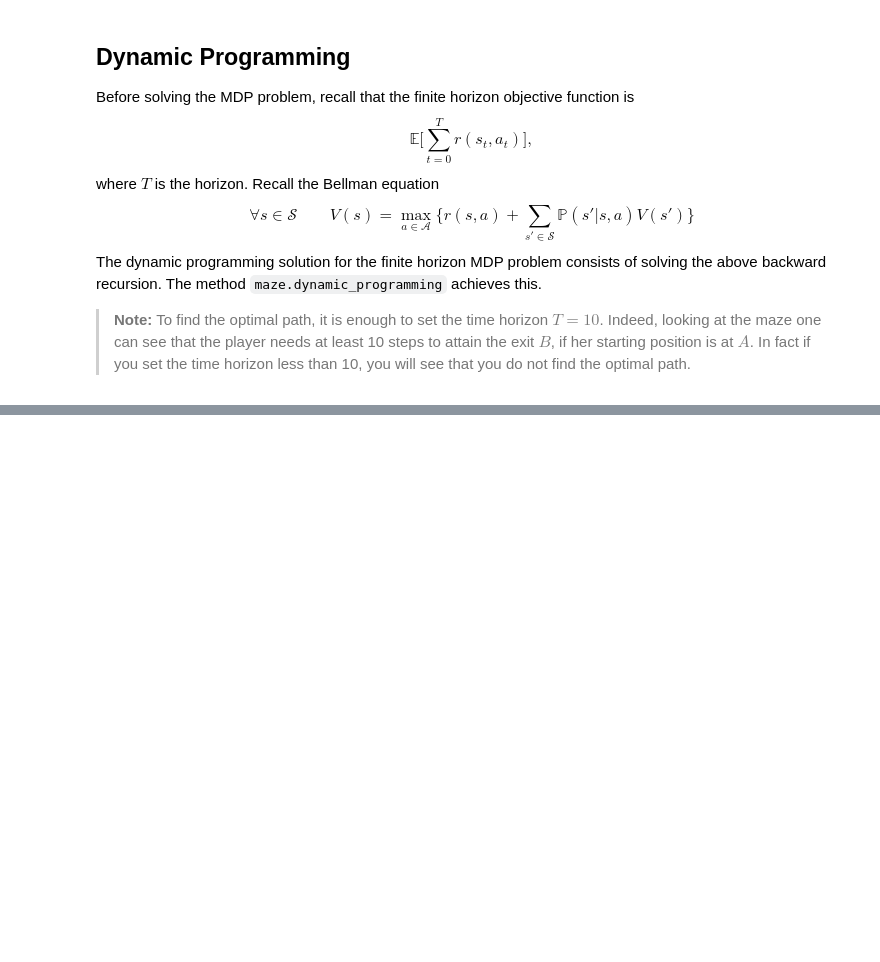
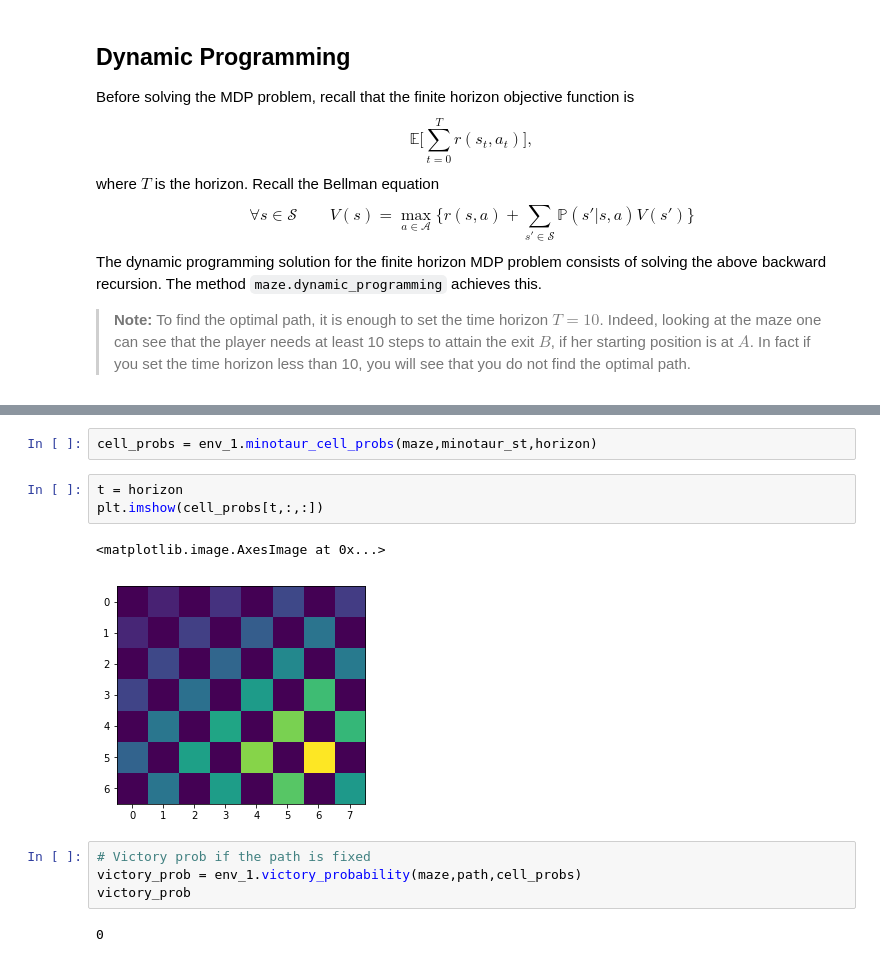
Before and after one commit to alejp1998/rl_lab1, a Jupyter notebook: problem1/problem_1.ipynb, the cells around one changed output, grey strips where cells are left out. Drawn from its saved outputs; the diff is of its cells as text; blank space fills up the shorter version.

```diff
--- a/problem1/problem_1.ipynb
+++ b/problem1/problem_1.ipynb
@@ -124,0 +97,14 @@ path
+# %%
+cell_probs = env_1.minotaur_cell_probs(maze,minotaur_st,horizon)
+# %%
+t = horizon
+plt.imshow(cell_probs[t,:,:])
+# %% [output]
+<matplotlib.image.AxesImage at 0x...>
+[figure, added]
+# %%
+# Victory prob if the path is fixed
+victory_prob = env_1.victory_probability(maze,path,cell_probs)
+victory_prob
+# %% [output]
+0
```
Also changed, not shown: parts of 28 cells of this notebook, 1 other file.
